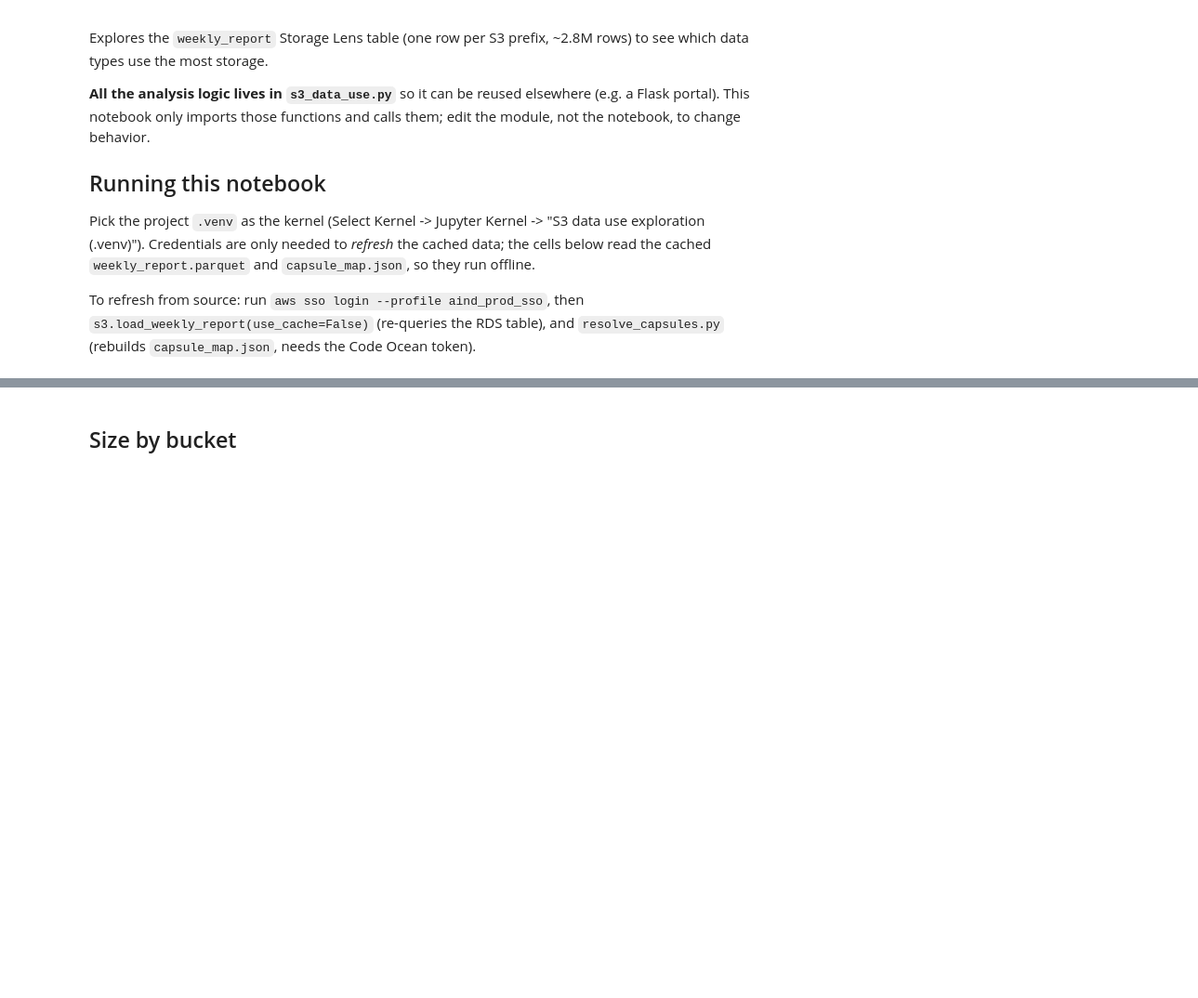
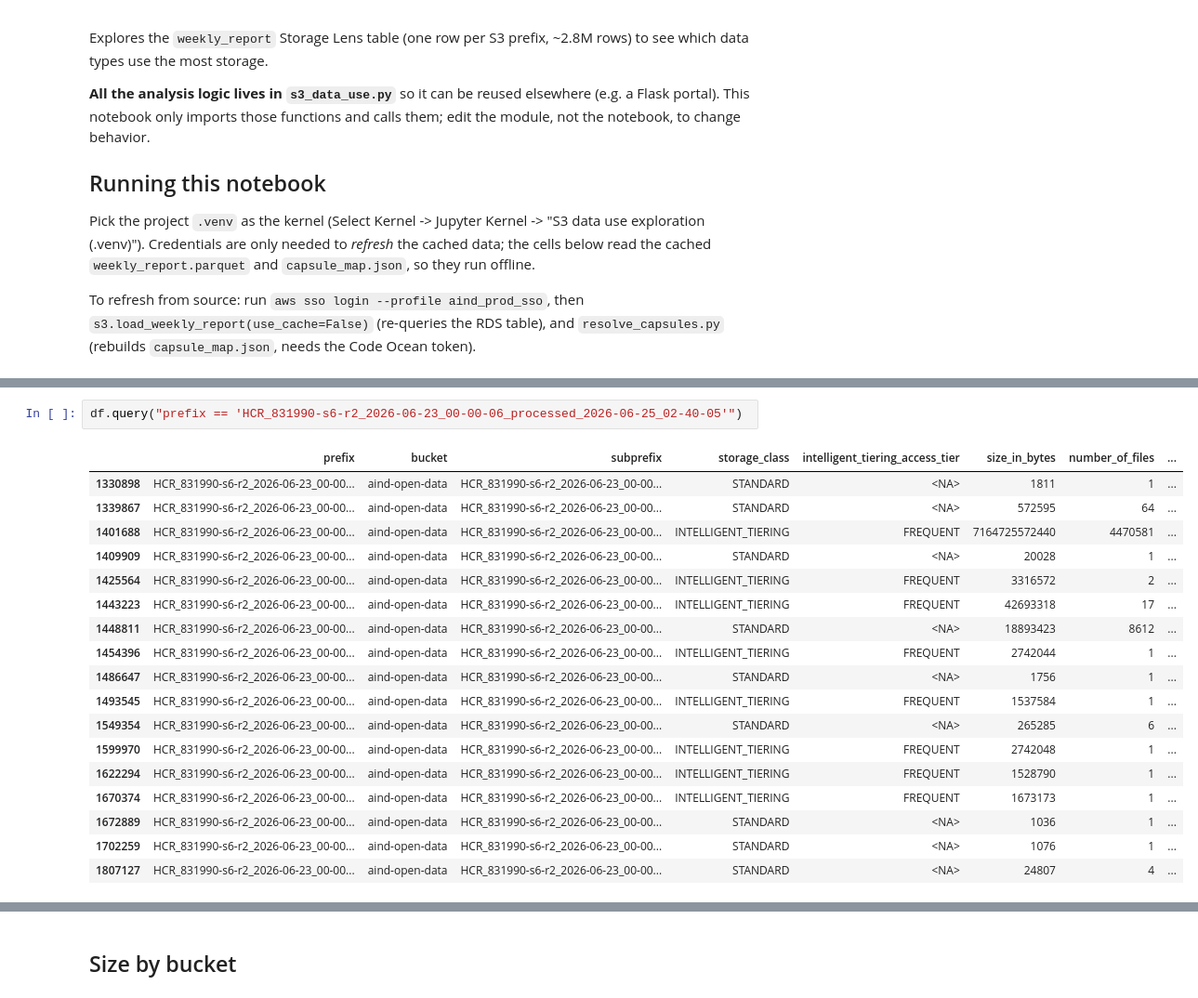
Before and after one commit to dougollerenshaw/aind-workbench, a Jupyter notebook: projects/2026.07.14_s3_data_use_exploration/explore_s3_usage.ipynb, the cells around one changed output, grey strips where cells are left out. Shown at 93% size. Saved outputs shown, nothing was run; the diff lists cells and outputs as text; blank space fills up the shorter version.

```diff
--- a/projects/2026.07.14_s3_data_use_exploration/explore_s3_usage.ipynb
+++ b/projects/2026.07.14_s3_data_use_exploration/explore_s3_usage.ipynb
@@ -27,0 +149,21 @@ print(f"{len(df):,} prefixes, {df['size_tb'].sum():,.0f} TB, {df['category'].nun
+# %%
+df.query("prefix == 'HCR_831990-s6-r2_2026-06-23_00-00-06_processed_2026-06-25_02-40-05'")
+# %% [output]
+|  | prefix | bucket | subprefix | storage_class | intelligent_tiering_access_tier | size_in_bytes | number_of_files | ... |
+| 1330898 | HCR_831990-s6-r2_2026-06-23_00-00... | aind-open-data | HCR_831990-s6-r2_2026-06-23_00-00... | STANDARD | <NA> | 1811 | 1 | ... |
+| 1339867 | HCR_831990-s6-r2_2026-06-23_00-00... | aind-open-data | HCR_831990-s6-r2_2026-06-23_00-00... | STANDARD | <NA> | 572595 | 64 | ... |
+| 1401688 | HCR_831990-s6-r2_2026-06-23_00-00... | aind-open-data | HCR_831990-s6-r2_2026-06-23_00-00... | INTELLIGENT_TIERING | FREQUENT | 7164725572440 | 4470581 | ... |
+| 1409909 | HCR_831990-s6-r2_2026-06-23_00-00... | aind-open-data | HCR_831990-s6-r2_2026-06-23_00-00... | STANDARD | <NA> | 20028 | 1 | ... |
+| 1425564 | HCR_831990-s6-r2_2026-06-23_00-00... | aind-open-data | HCR_831990-s6-r2_2026-06-23_00-00... | INTELLIGENT_TIERING | FREQUENT | 3316572 | 2 | ... |
+| 1443223 | HCR_831990-s6-r2_2026-06-23_00-00... | aind-open-data | HCR_831990-s6-r2_2026-06-23_00-00... | INTELLIGENT_TIERING | FREQUENT | 42693318 | 17 | ... |
+| 1448811 | HCR_831990-s6-r2_2026-06-23_00-00... | aind-open-data | HCR_831990-s6-r2_2026-06-23_00-00... | STANDARD | <NA> | 18893423 | 8612 | ... |
+| 1454396 | HCR_831990-s6-r2_2026-06-23_00-00... | aind-open-data | HCR_831990-s6-r2_2026-06-23_00-00... | INTELLIGENT_TIERING | FREQUENT | 2742044 | 1 | ... |
+| 1486647 | HCR_831990-s6-r2_2026-06-23_00-00... | aind-open-data | HCR_831990-s6-r2_2026-06-23_00-00... | STANDARD | <NA> | 1756 | 1 | ... |
+| 1493545 | HCR_831990-s6-r2_2026-06-23_00-00... | aind-open-data | HCR_831990-s6-r2_2026-06-23_00-00... | INTELLIGENT_TIERING | FREQUENT | 1537584 | 1 | ... |
+| 1549354 | HCR_831990-s6-r2_2026-06-23_00-00... | aind-open-data | HCR_831990-s6-r2_2026-06-23_00-00... | STANDARD | <NA> | 265285 | 6 | ... |
+| 1599970 | HCR_831990-s6-r2_2026-06-23_00-00... | aind-open-data | HCR_831990-s6-r2_2026-06-23_00-00... | INTELLIGENT_TIERING | FREQUENT | 2742048 | 1 | ... |
+| 1622294 | HCR_831990-s6-r2_2026-06-23_00-00... | aind-open-data | HCR_831990-s6-r2_2026-06-23_00-00... | INTELLIGENT_TIERING | FREQUENT | 1528790 | 1 | ... |
+| 1670374 | HCR_831990-s6-r2_2026-06-23_00-00... | aind-open-data | HCR_831990-s6-r2_2026-06-23_00-00... | INTELLIGENT_TIERING | FREQUENT | 1673173 | 1 | ... |
+| 1672889 | HCR_831990-s6-r2_2026-06-23_00-00... | aind-open-data | HCR_831990-s6-r2_2026-06-23_00-00... | STANDARD | <NA> | 1036 | 1 | ... |
+| 1702259 | HCR_831990-s6-r2_2026-06-23_00-00... | aind-open-data | HCR_831990-s6-r2_2026-06-23_00-00... | STANDARD | <NA> | 1076 | 1 | ... |
+| 1807127 | HCR_831990-s6-r2_2026-06-23_00-00... | aind-open-data | HCR_831990-s6-r2_2026-06-23_00-00... | STANDARD | <NA> | 24807 | 4 | ... |
```
Also changed, not shown: parts of 21 cells of this notebook, 5 other files.
